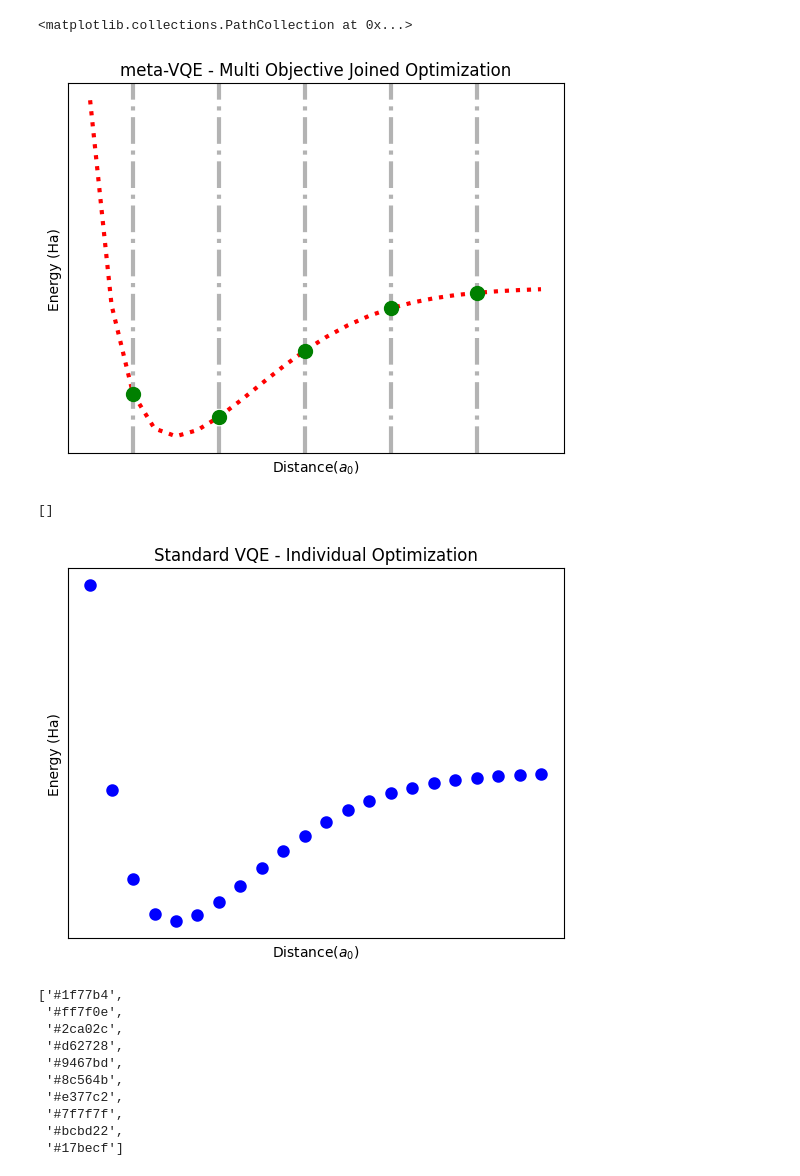
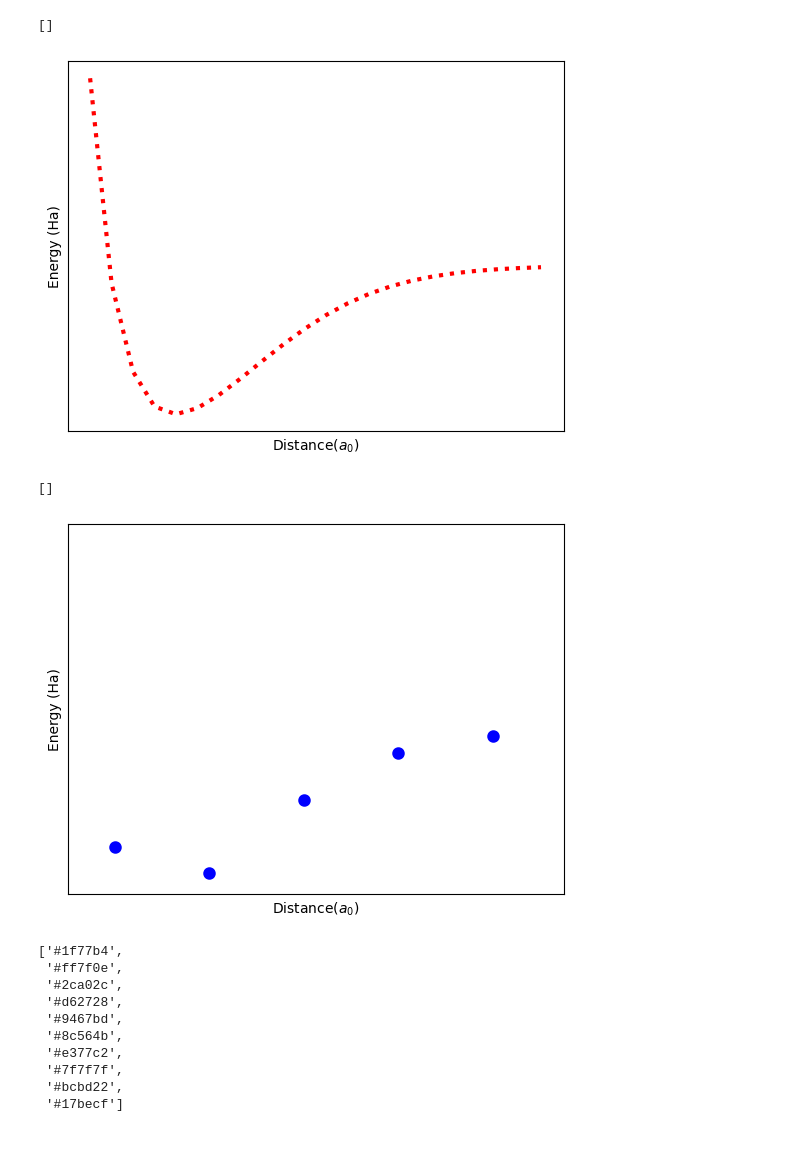
Before and after one commit to sergioandrescs/meta-VQE-pennylane, a Jupyter notebook: catalyst/plot_analytic.ipynb, the cells around one changed output. Saved outputs shown, nothing was run; the diff lists cells and outputs as text; code cells hidden in the pictures; blank space fills up the shorter version.

Commit message:
update meta_vqe

```diff
--- a/catalyst/plot_analytic.ipynb
+++ b/catalyst/plot_analytic.ipynb
@@ -26,45 +26,50 @@ fci_energies = fci_h2["energies"]
 # %%
 # Meta VQE description plot
 train_points_indexes = [2,6,10,14,18]
 
 fig, ax = plt.subplots()
 
 ax.plot(test_points,fci_energies, color="r", linewidth=3, ls="dotted")
 
 
-ax.set_title('meta-VQE - Multi Objective Joined Optimization')
+# ax.set_title('meta-VQE - Multi Objective Joined Optimization')
 ax.set_ylabel('Energy (Ha)')
 ax.set_xlabel('Distance($a_{0}$)')
+
 
 ax.set_yticks([])
 ax.set_xticks([])
 
-for i in train_points_indexes:
-    ax.axvline(x=test_points[i], color='0.7', linewidth=3, ls='-.')
+# for i in train_points_indexes:
+#     ax.axvline(x=test_points[i], color='0.7', linewidth=3, ls='-.')
 
 
-ax.scatter([test_points[i] for i in train_points_indexes], [fci_energies[i] for i in train_points_indexes], zorder=99, label="Train Points", marker='o', color="green", s=100)
+# ax.scatter([test_points[i] for i in train_points_indexes], [fci_energies[i] for i in train_points_indexes], zorder=99, label="Train Points", marker='o', color="green", s=100)
 # %% [output]
-<matplotlib.collections.PathCollection at 0x...>
+[]
-[figure, old version]
+[figure, new version]
 # %%
 # Meta VQE description plot
 train_points_indexes = [2,6,10,14,18]
 
 fig, ax = plt.subplots()
 
-ax.scatter(test_points,fci_energies, color="b", linewidth=3, marker='o')
+ax.scatter([test_points[i] for i in train_points_indexes], [fci_energies[i] for i in train_points_indexes], color="b", linewidth=3, marker='o')
 
 
-ax.set_title('Standard VQE - Individual Optimization')
+# ax.set_title('Standard VQE - Individual Optimization')
 ax.set_ylabel('Energy (Ha)')
 ax.set_xlabel('Distance($a_{0}$)')
 
+plt.xlim(test_points[0], test_points[-1])
+plt.ylim(min(fci_energies), max(fci_energies))
+
+
 ax.set_yticks([])
 ax.set_xticks([])
 # %% [output]
 []
-[figure, old version]
+[figure, new version]
 # %%
 prop_cycle = plt.rcParams['axes.prop_cycle']
 colors = prop_cycle.by_key()['color']
```
Also changed, not shown: parts of 7 cells of this notebook, 13 other files.
